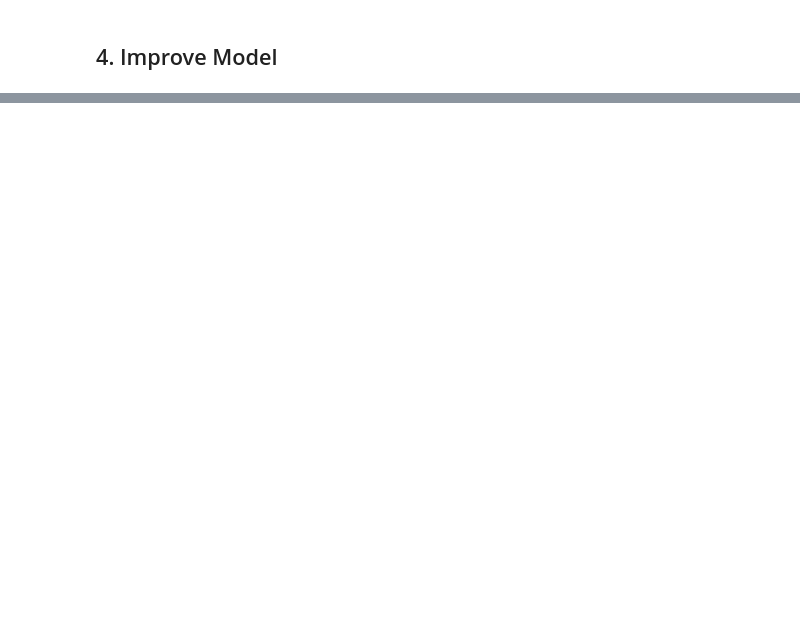
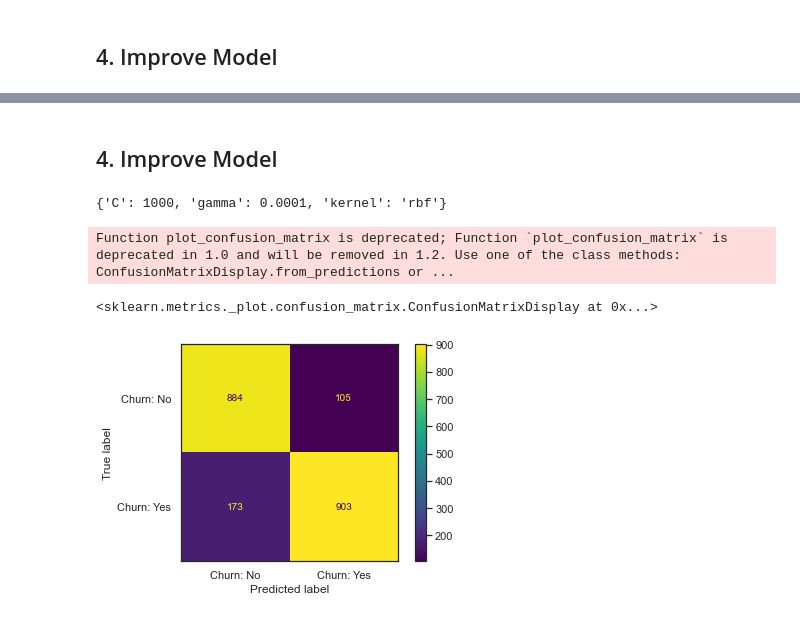
Before and after one commit to prwkp/fund_prog_project_churn_tele, a Jupyter notebook: Logistic Regression and SVM Part.ipynb, the cells around one changed output, grey strips where cells are left out. Saved outputs shown, nothing was run; the diff lists cells and outputs as text; code cells hidden in the pictures; blank space fills up the shorter version.

```diff
--- a/Logistic Regression and SVM Part.ipynb
+++ b/Logistic Regression and SVM Part.ipynb
@@ -718,0 +1143,42 @@ dummy_logis_red.head()
+# %% [markdown]
+## 4. Improve Model
+# %%
+# Optimize Parameters with Cross Validation and GridSearchCv()
+num_features = np.size(X_train_scaled, axis=1)
+param_grid = [
+  {'C': [1, 10, 100, 1000],
+   'gamma': [1/num_features, 1, 0.1, 0.01, 0.001, 0.0001],
+   'kernel': ['rbf']},
+]
+## NOTE: We are includeing C=1 and gamma=1/(num_features * X_train_scaled.var())
+## as possible choices since they are the default values.
+## ALSO NOTE: Because X_train_scaled.var() = 1 [remember, X_train_scaled = scale(X_train)],
+## 1/(num_features * X_train_scaled.var()) = 1/num_features
+
+optimal_params = GridSearchCV(
+        SVC(),
+        param_grid,
+        cv=5,
+        scoring='roc_auc', # NOTE: The default value for scoring results in worse performance...
+        ## For more scoring metics see:
+        ## https://scikit-learn.org/stable/modules/model_evaluation.html#scoring-parameter
+        verbose=0 # NOTE: If you want to see what Grid Search is doing, set verbose=2
+    )
+
+optimal_params.fit(X_train_scaled, y_train)
+print(optimal_params.best_params_)
+# %% [output]
+{'C': 1000, 'gamma': 0.0001, 'kernel': 'rbf'}
+# %%
+# Building, Evaluating, Drawing, and Interpreting the Final Support Vector Machine
+clf_svm = SVC(random_state=100, C=1000, gamma=0.0001)
+clf_svm.fit(X_val_scaled, y_val)
+
+plot_confusion_matrix(clf_svm,
+                      X_val_scaled ,
+                      y_val,
+                      display_labels=["Churn: No", "Churn: Yes"])
+# %% [output]
+Function plot_confusion_matrix is deprecated; Function `plot_confusion_matrix` is deprecated in 1.0 and will be removed in 1.2. Use one of the class methods: ConfusionMatrixDisplay.from_predictions or ...
+<sklearn.metrics._plot.confusion_matrix.ConfusionMatrixDisplay at 0x...>
+[figure, added]
```
Also changed, not shown: parts of 35 cells of this notebook.
